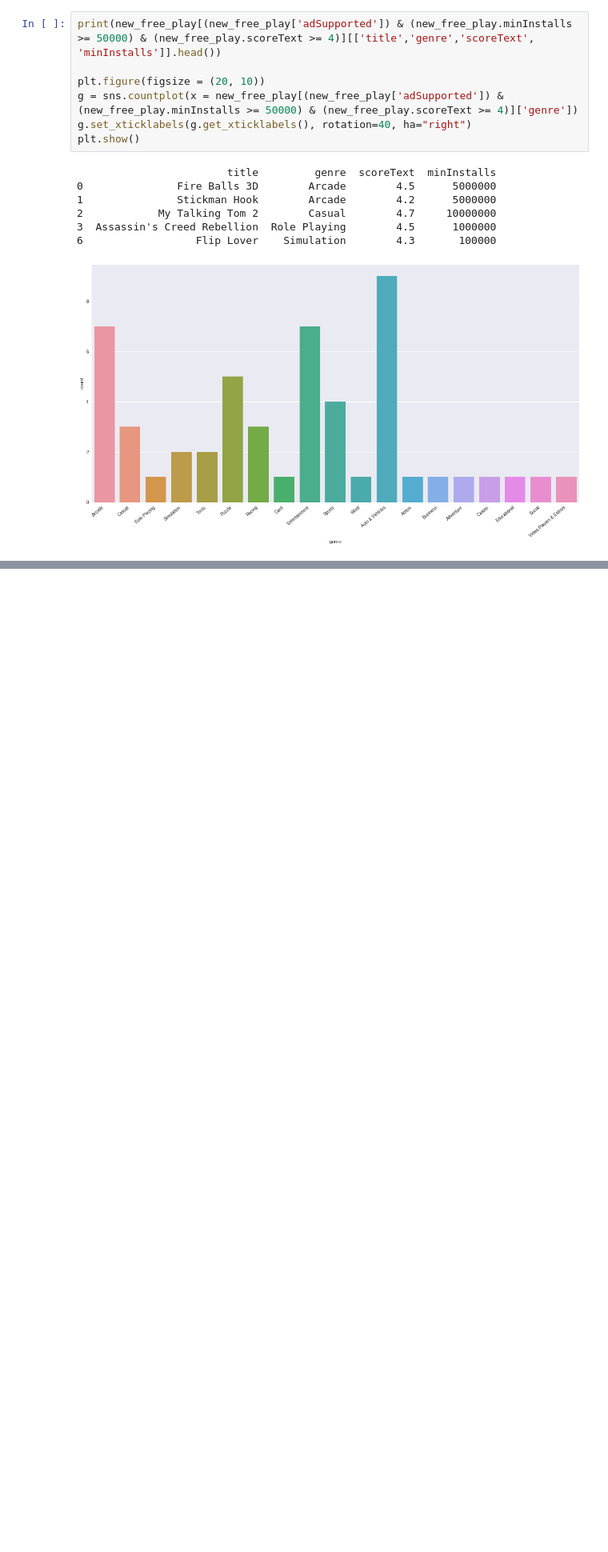
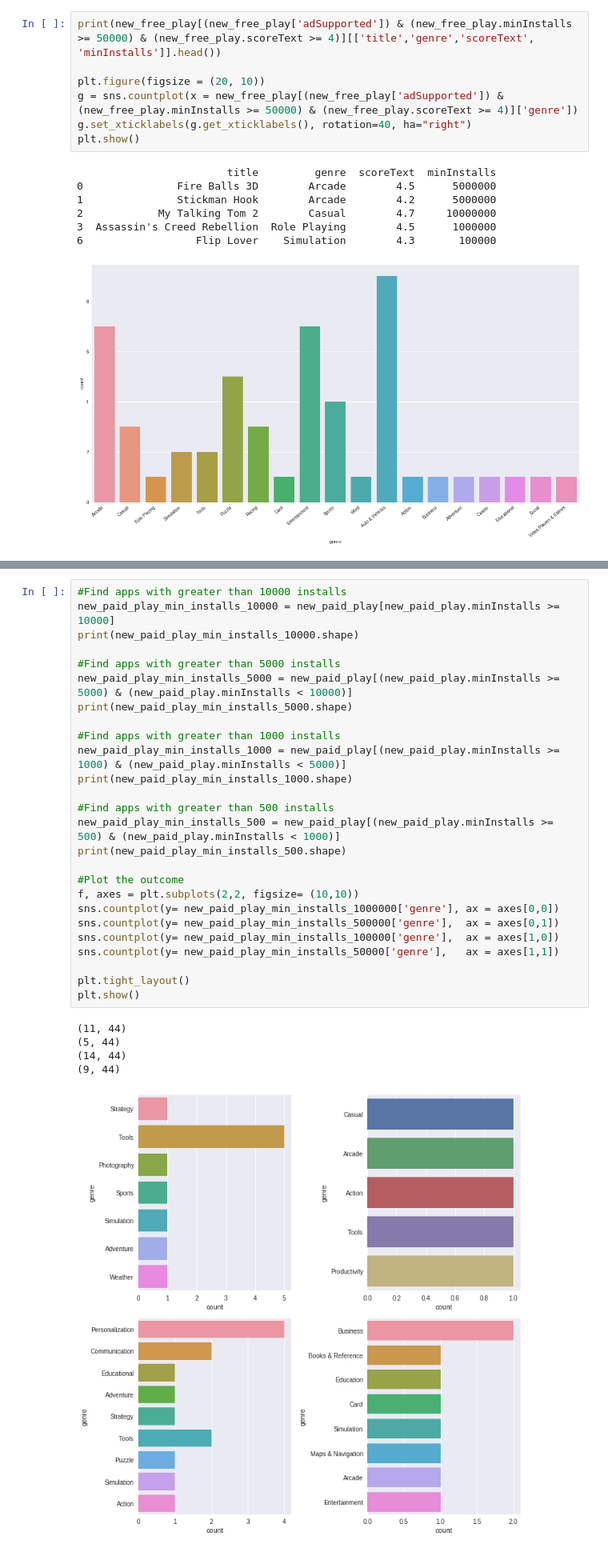
Before and after one commit to kevinpatelco/App_Trends, a Jupyter notebook: App_Trends.ipynb, the cells around one changed output, grey strips where cells are left out. Shown at 80% size. Saved outputs shown, nothing was run; the diff lists cells and outputs as text; blank space fills up the shorter version.

```diff
--- a/App_Trends.ipynb
+++ b/App_Trends.ipynb
@@ -258,0 +299,32 @@ There are 52 apps in the top 200 which supports ad, has more than 50000 installs
+# %%
+#Find apps with greater than 10000 installs
+new_paid_play_min_installs_10000 = new_paid_play[new_paid_play.minInstalls >= 10000]
+print(new_paid_play_min_installs_10000.shape)
+
+#Find apps with greater than 5000 installs
+new_paid_play_min_installs_5000 = new_paid_play[(new_paid_play.minInstalls >= 5000) & (new_paid_play.minInstalls < 10000)]
+print(new_paid_play_min_installs_5000.shape)
+
+#Find apps with greater than 1000 installs
+new_paid_play_min_installs_1000 = new_paid_play[(new_paid_play.minInstalls >= 1000) & (new_paid_play.minInstalls < 5000)]
+print(new_paid_play_min_installs_1000.shape)
+
+#Find apps with greater than 500 installs
+new_paid_play_min_installs_500 = new_paid_play[(new_paid_play.minInstalls >= 500) & (new_paid_play.minInstalls < 1000)]
+print(new_paid_play_min_installs_500.shape)
+
+#Plot the outcome
+f, axes = plt.subplots(2,2, figsize= (10,10))
+sns.countplot(y= new_paid_play_min_installs_1000000['genre'], ax = axes[0,0])
+sns.countplot(y= new_paid_play_min_installs_500000['genre'],  ax = axes[0,1])
+sns.countplot(y= new_paid_play_min_installs_100000['genre'],  ax = axes[1,0])
+sns.countplot(y= new_paid_play_min_installs_50000['genre'],   ax = axes[1,1])
+
+plt.tight_layout()
+plt.show()
+# %% [output]
+(11, 44)
+(5, 44)
+(14, 44)
+(9, 44)
+[figure, added]
```
Also changed, not shown: parts of 20 cells of this notebook.
